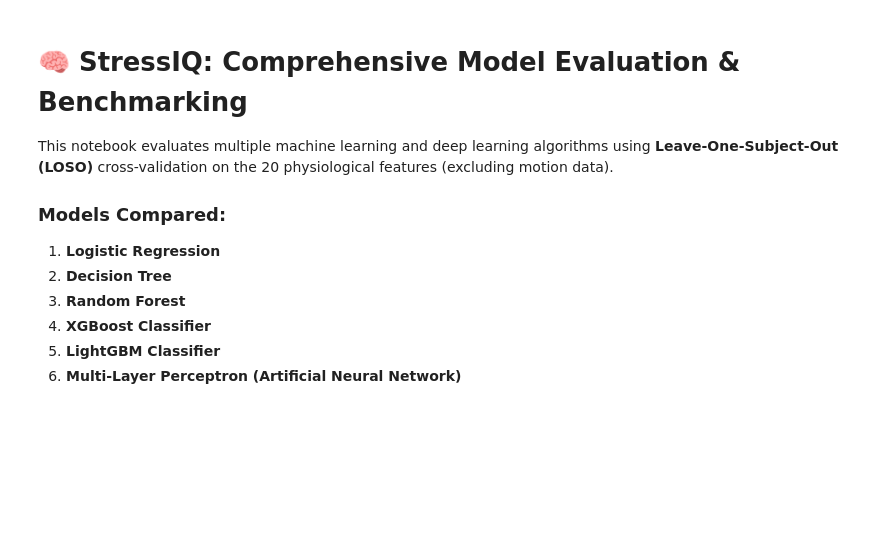
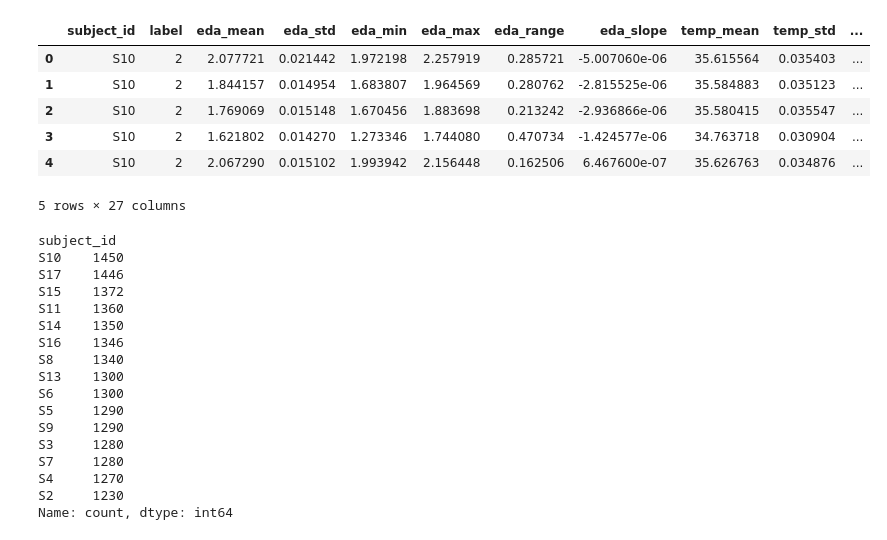
Before and after one commit to hashrith07/Stress_Prediction, a Jupyter notebook: Untitled7.ipynb, the cells around one changed output. Cells and saved outputs as stored; diff of their text form; code cells hidden in the pictures; blank space fills up the shorter version.

```diff
--- a/Untitled7.ipynb
+++ b/Untitled7.ipynb
@@ -1,11 +0,0 @@
-# %% [markdown]
-# 🧠 StressIQ: Comprehensive Model Evaluation & Benchmarking
-This notebook evaluates multiple machine learning and deep learning algorithms using **Leave-One-Subject-Out (LOSO)** cross-validation on the 20 physiological features (excluding motion data).
-
-### Models Compared:
-1. **Logistic Regression**
-2. **Decision Tree**
-3. **Random Forest**
-4. **XGBoost Classifier**
-5. **LightGBM Classifier**
-6. **Multi-Layer Perceptron (Artificial Neural Network)**
@@ -31,0 +16,31 @@ print("✅ Core Libraries Imported successfully!")
+# %%
+df=pd.read_csv('WESAD_balanced_raw_features.csv')
+df.head()
+# %% [output]
+|  | subject_id | label | eda_mean | eda_std | eda_min | eda_max | eda_range | eda_slope | temp_mean | temp_std | ... |
+| 0 | S10 | 2 | 2.077721 | 0.021442 | 1.972198 | 2.257919 | 0.285721 | -5.007060e-06 | 35.615564 | 0.035403 | ... |
+| 1 | S10 | 2 | 1.844157 | 0.014954 | 1.683807 | 1.964569 | 0.280762 | -2.815525e-06 | 35.584883 | 0.035123 | ... |
+| 2 | S10 | 2 | 1.769069 | 0.015148 | 1.670456 | 1.883698 | 0.213242 | -2.936866e-06 | 35.580415 | 0.035547 | ... |
+| 3 | S10 | 2 | 1.621802 | 0.014270 | 1.273346 | 1.744080 | 0.470734 | -1.424577e-06 | 34.763718 | 0.030904 | ... |
+| 4 | S10 | 2 | 2.067290 | 0.015102 | 1.993942 | 2.156448 | 0.162506 | 6.467600e-07 | 35.626763 | 0.034876 | ... |
+5 rows × 27 columns
+# %%
+df.subject_id.value_counts()
+# %% [output]
+subject_id
+S10    1450
+S17    1446
+S15    1372
+S11    1360
+S14    1350
+S16    1346
+S8     1340
+S13    1300
+S6     1300
+S5     1290
+S9     1290
+S3     1280
+S7     1280
+S4     1270
+S2     1230
+Name: count, dtype: int64
```
Also changed, not shown: parts of 33 cells of this notebook, 2 other files.
